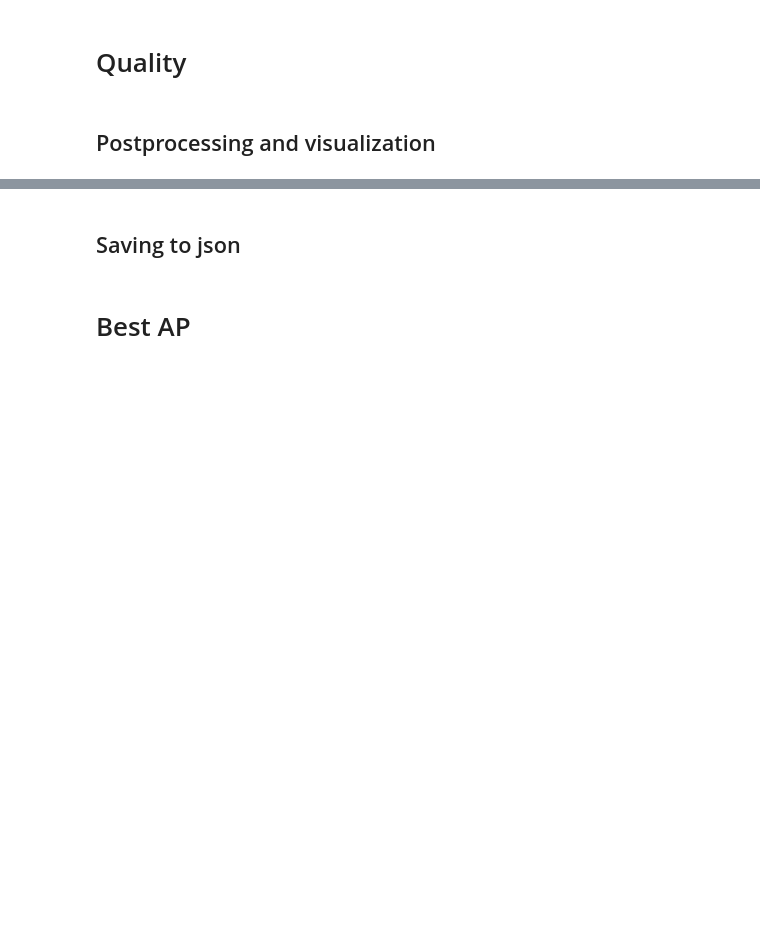
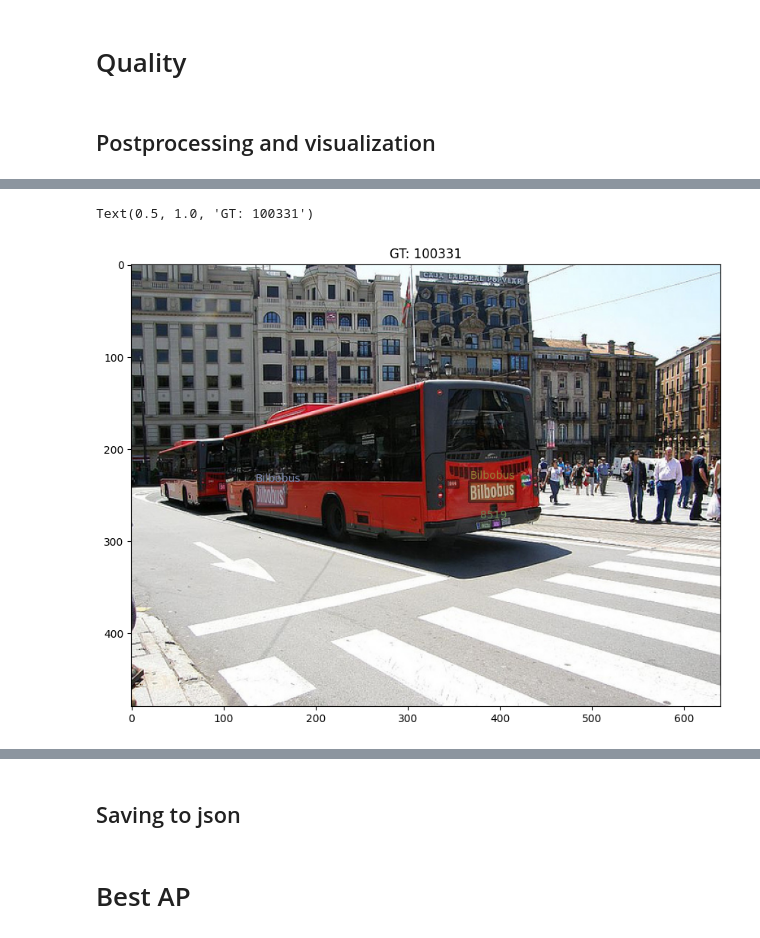
Before and after one commit to VashchilkoAV/course_cvdl, a Jupyter notebook: task3/centernet.ipynb, the cells around one changed output, grey strips where cells are left out. Cells and saved outputs as stored; diff of their text form; code cells hidden in the pictures; blank space fills up the shorter version.

```diff
--- a/task3/centernet.ipynb
+++ b/task3/centernet.ipynb
@@ -189,0 +273,11 @@ y
+# %%
+img_id = 100331
+img_meta = ct.loadImgs(ids=[img_id])[0]
+plt.imshow(plt.imread(images_path / img_meta['file_name']))
+annIds = ct.getAnnIds(imgIds=img_meta['id'])
+anns = ct.loadAnns(annIds)
+ct.showAnns(anns)
+plt.title(f"GT: {img_meta['id']}")
+# %% [output]
+Text(0.5, 1.0, 'GT: 100331')
+[figure, added]
```
Also changed, not shown: parts of 25 cells of this notebook, 18 other files.
